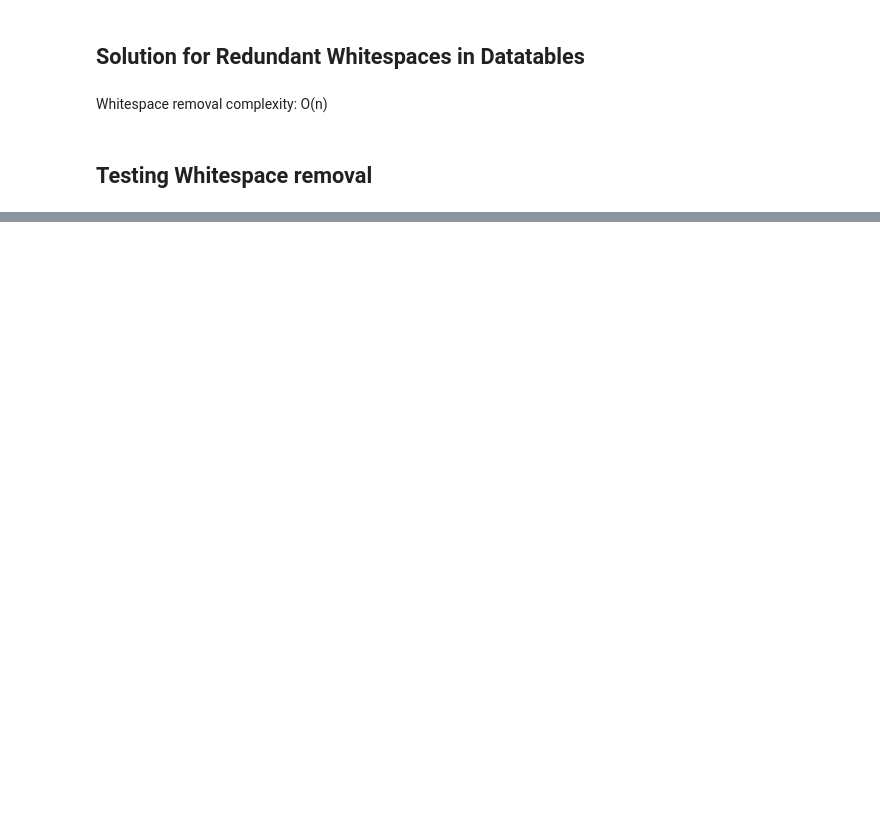
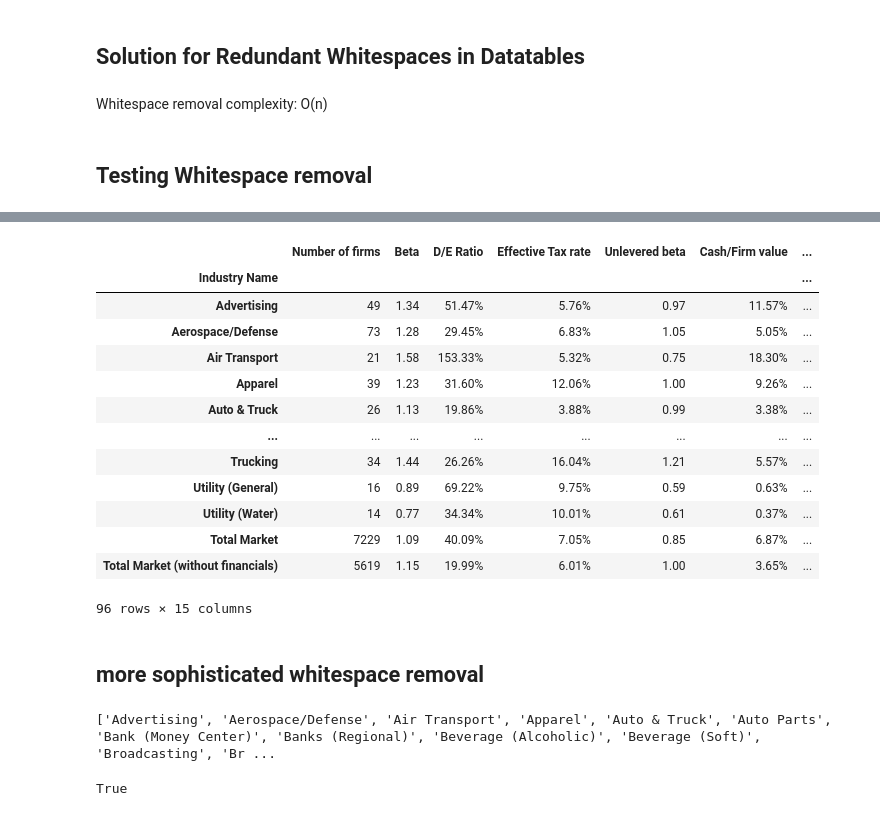
Before and after one commit to boris-szl/project_cavalier, a Jupyter notebook: app1/testing/testing.ipynb, the cells around one changed output, grey strips where cells are left out. Drawn from its saved outputs; the diff is of its cells as text; code cells hidden in the pictures; blank space fills up the shorter version.

Commit message:
removeWhiteSpaceInIndex() function added

```diff
--- a/app1/testing/testing.ipynb
+++ b/app1/testing/testing.ipynb
@@ -115,0 +313,32 @@ Whitespace removal complexity: O(n)
+# %%
+beta_data = fd.betaData()
+beta_data.set_index("Industry Name")
+# %% [output]
+|  | Number of firms | Beta | D/E Ratio | Effective Tax rate | Unlevered beta | Cash/Firm value | ... |
+| Industry Name |  |  |  |  |  |  | ... |
+| Advertising | 49 | 1.34 | 51.47% | 5.76% | 0.97 | 11.57% | ... |
+| Aerospace/Defense | 73 | 1.28 | 29.45% | 6.83% | 1.05 | 5.05% | ... |
+| Air Transport | 21 | 1.58 | 153.33% | 5.32% | 0.75 | 18.30% | ... |
+| Apparel | 39 | 1.23 | 31.60% | 12.06% | 1.00 | 9.26% | ... |
+| Auto & Truck | 26 | 1.13 | 19.86% | 3.88% | 0.99 | 3.38% | ... |
+| ... | ... | ... | ... | ... | ... | ... | ... |
+| Trucking | 34 | 1.44 | 26.26% | 16.04% | 1.21 | 5.57% | ... |
+| Utility (General) | 16 | 0.89 | 69.22% | 9.75% | 0.59 | 0.63% | ... |
+| Utility (Water) | 14 | 0.77 | 34.34% | 10.01% | 0.61 | 0.37% | ... |
+| Total Market | 7229 | 1.09 | 40.09% | 7.05% | 0.85 | 6.87% | ... |
+| Total Market (without financials) | 5619 | 1.15 | 19.99% | 6.01% | 1.00 | 3.65% | ... |
+96 rows × 15 columns
+# %% [markdown]
+## more sophisticated whitespace removal
+# %%
+new_index = []
+for i in unlevered_data.index:
+    new_index.append(" ".join(i.split()))
+print(new_index)
+# %% [output]
+['Advertising', 'Aerospace/Defense', 'Air Transport', 'Apparel', 'Auto & Truck', 'Auto Parts', 'Bank (Money Center)', 'Banks (Regional)', 'Beverage (Alcoholic)', 'Beverage (Soft)', 'Broadcasting', 'Br ...
+# %%
+
+beta_data.index.is_integer()
+# %% [output]
+True
```
Also changed, not shown: parts of 23 cells of this notebook, 3 other files.
